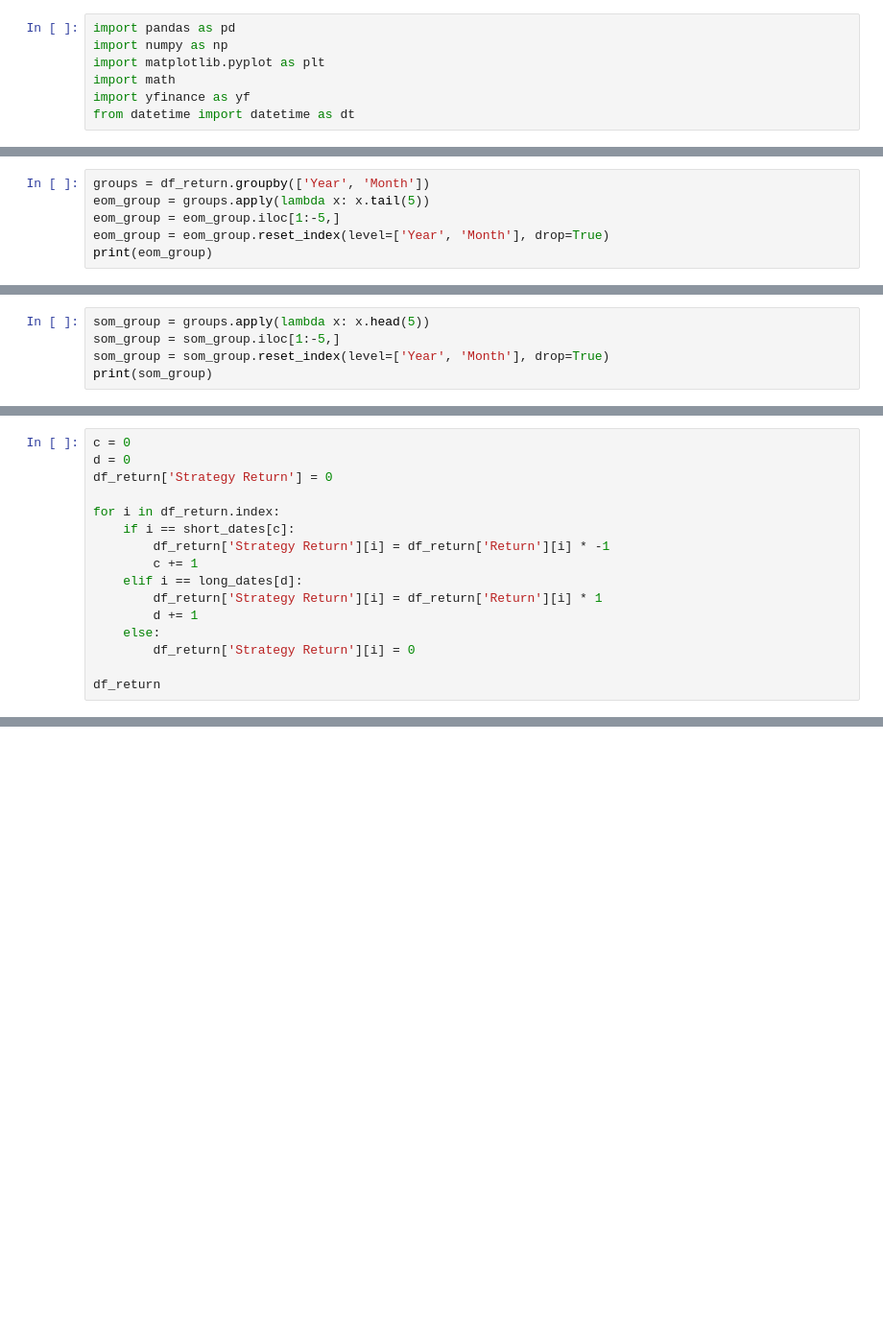
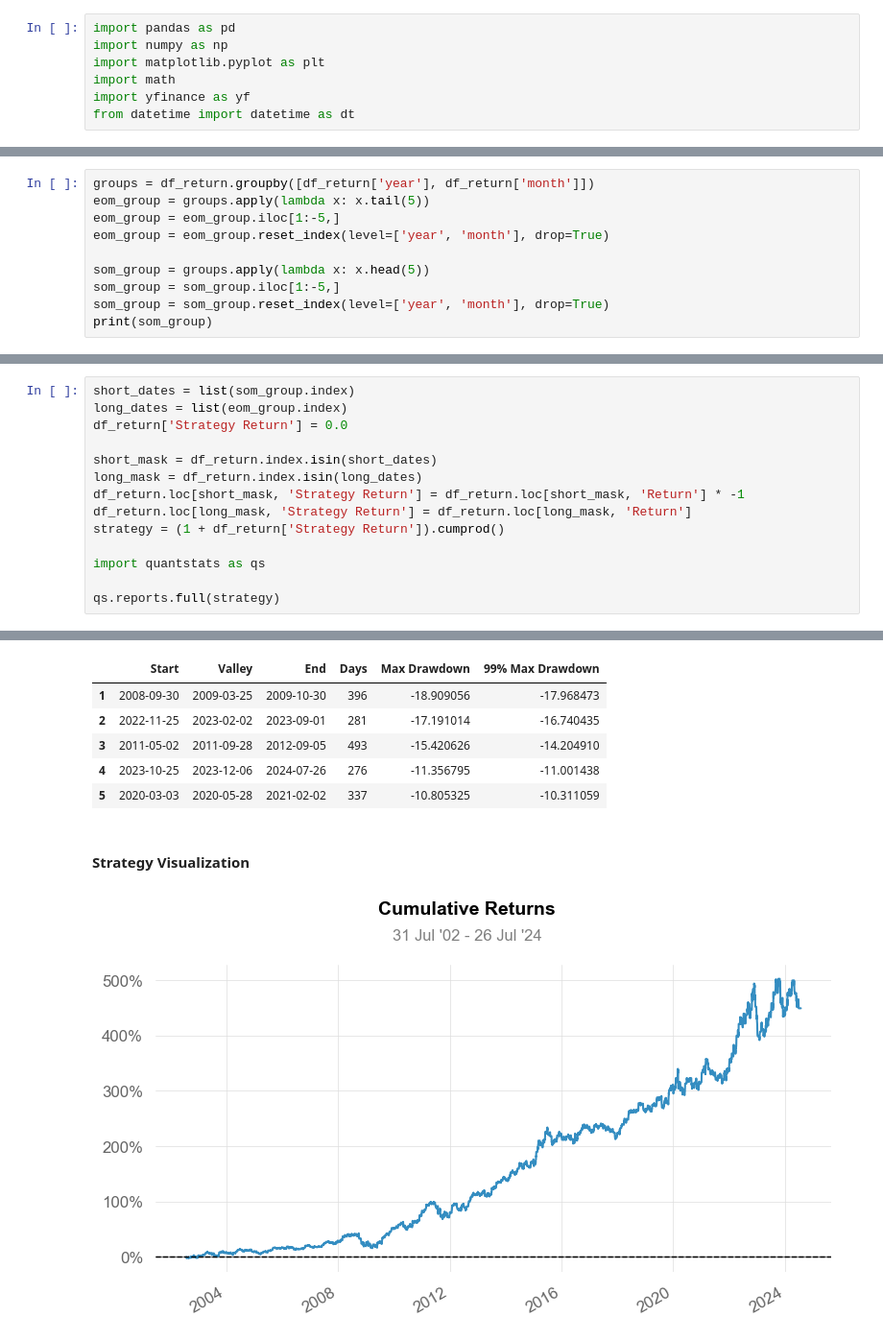
Before and after one commit to fivam21/Strategies, a Jupyter notebook: TLT_Arb.ipynb, the cells around one changed output, grey strips where cells are left out. Shown at 96% size. Cells and saved outputs as stored; diff of their text form; blank space fills up the shorter version.

```diff
--- a/TLT_Arb.ipynb
+++ b/TLT_Arb.ipynb
@@ -63,7 +33,11 @@ Text(0, 0.5, 'Mean Return')
 # %%
-groups = df_return.groupby(['Year', 'Month'])
+groups = df_return.groupby([df_return['year'], df_return['month']])
 eom_group = groups.apply(lambda x: x.tail(5))
 eom_group = eom_group.iloc[1:-5,]
-eom_group = eom_group.reset_index(level=['Year', 'Month'], drop=True)
-print(eom_group)
+eom_group = eom_group.reset_index(level=['year', 'month'], drop=True)
+
+som_group = groups.apply(lambda x: x.head(5))
+som_group = som_group.iloc[1:-5,]
+som_group = som_group.reset_index(level=['year', 'month'], drop=True)
+print(som_group)
 # %% [output]
@@ -85,5 +58,0 @@ Date
-# %%
-som_group = groups.apply(lambda x: x.head(5))
-som_group = som_group.iloc[1:-5,]
-som_group = som_group.reset_index(level=['Year', 'Month'], drop=True)
-print(som_group)
@@ -132,16 +58,0 @@ print(len(short_dates), len(long_dates))
-# %%
-c = 0
-d = 0
-df_return['Strategy Return'] = 0
-
-for i in df_return.index:
-    if i == short_dates[c]:
-        df_return['Strategy Return'][i] = df_return['Return'][i] * -1
-        c += 1
-    elif i == long_dates[d]:
-        df_return['Strategy Return'][i] = df_return['Return'][i] * 1
-        d += 1
-    else:
-        df_return['Strategy Return'][i] = 0
-
-df_return
@@ -249,0 +61,15 @@ underwater_plot(strategy)
+# %%
+short_dates = list(som_group.index)
+long_dates = list(eom_group.index)
+df_return['Strategy Return'] = 0.0
+
+short_mask = df_return.index.isin(short_dates)
+long_mask = df_return.index.isin(long_dates)
+df_return.loc[short_mask, 'Strategy Return'] = df_return.loc[short_mask, 'Return'] * -1
+df_return.loc[long_mask, 'Strategy Return'] = df_return.loc[long_mask, 'Return']
+strategy = (1 + df_return['Strategy Return']).cumprod()
+
+import quantstats as qs
+
+qs.reports.full(strategy)
+# %% [output]
@@ -249,0 +96,8 @@ underwater_plot(strategy)
+|  | Start | Valley | End | Days | Max Drawdown | 99% Max Drawdown |
+| 1 | 2008-09-30 | 2009-03-25 | 2009-10-30 | 396 | -18.909056 | -17.968473 |
+| 2 | 2022-11-25 | 2023-02-02 | 2023-09-01 | 281 | -17.191014 | -16.740435 |
+| 3 | 2011-05-02 | 2011-09-28 | 2012-09-05 | 493 | -15.420626 | -14.204910 |
+| 4 | 2023-10-25 | 2023-12-06 | 2024-07-26 | 276 | -11.356795 | -11.001438 |
+| 5 | 2020-03-03 | 2020-05-28 | 2021-02-02 | 337 | -10.805325 | -10.311059 |
+Strategy Visualization
+[figure, added]
```
Also changed, not shown: parts of 22 cells of this notebook.
